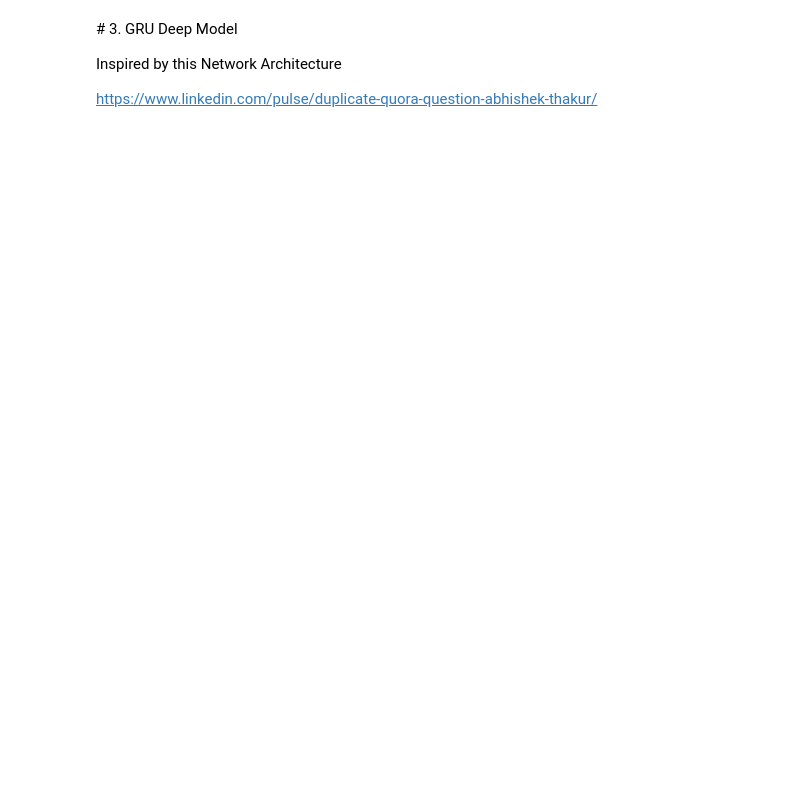
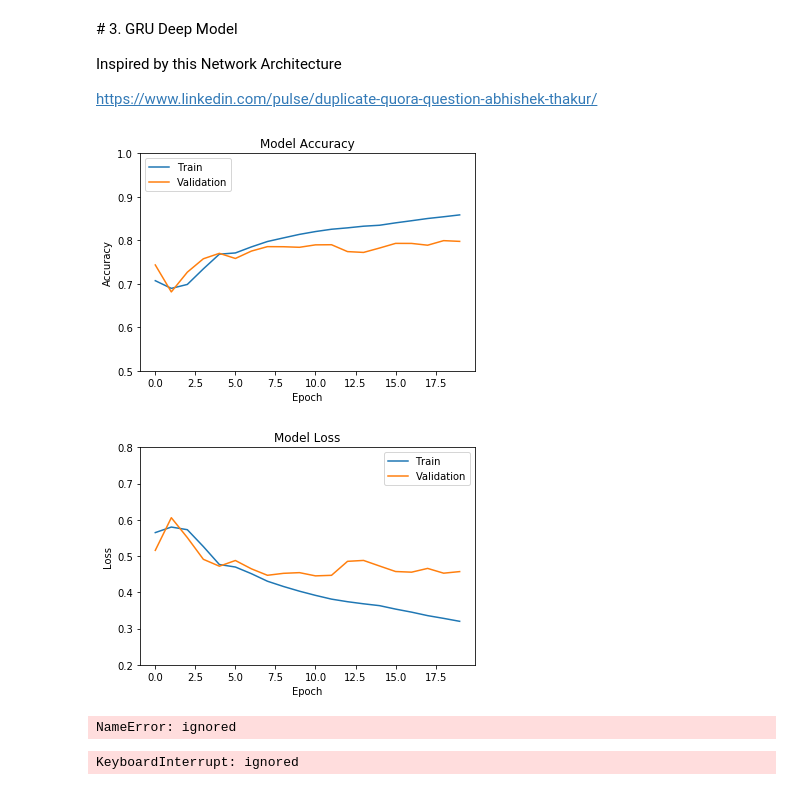
Before and after one commit to jmellafe/question_deduplication, a Jupyter notebook: merge_alex_hend.ipynb, the cells around one changed output. Saved outputs shown, nothing was run; the diff lists cells and outputs as text; code cells hidden in the pictures; blank space fills up the shorter version.

```diff
--- a/merge_alex_hend.ipynb
+++ b/merge_alex_hend.ipynb
@@ -817,0 +825,51 @@ model.save('model_alex.h5')
+# %%
+# analysis results + plots
+epoch_array = np.arange(20)
+hist = np.array([
+[0.5648, 0.7072, 0.5158, 0.7434],
+[0.5801, 0.6895, 0.6059, 0.6814],
+[0.5728, 0.6986, 0.5510, 0.7268],
+[0.5263, 0.7344, 0.4911, 0.7576],
+[0.4767, 0.7682, 0.4721, 0.7701],
+[0.4698, 0.7710, 0.4878, 0.7583],
+[0.4514, 0.7849, 0.4648, 0.7753],
+[0.4306, 0.7973, 0.4470, 0.7855],
+[0.4161, 0.8056, 0.4524, 0.7853],
+[0.4031, 0.8137, 0.4543, 0.7840],
+[0.3916, 0.8202, 0.4454, 0.7896],
+[0.3812, 0.8255, 0.4469, 0.7899],
+[0.3741, 0.8287, 0.4855, 0.7741],
+[0.3683, 0.8325, 0.4880, 0.7722],
+[0.3632, 0.8347, 0.4726, 0.7823],
+[0.3537, 0.8402, 0.4574, 0.7930],
+[0.3453, 0.8451, 0.4556, 0.7929],
+[0.3357, 0.8502, 0.4660, 0.7888],
+[0.3281, 0.8542, 0.4528, 0.7993],
+[0.3200, 0.8585, 0.4572, 0.7976]
+]) # Extracted from Google Cloud Logs
+
+
+
+
+# Plot accuracy
+plt.plot(epoch_array, hist[:, 1])
+plt.plot(epoch_array, hist[:, -1])
+plt.title('Model Accuracy')
+plt.ylabel('Accuracy')
+plt.xlabel('Epoch')
+plt.ylim([0.5,1])
+plt.legend(['Train', 'Validation'], loc='upper left')
+plt.show()
+
+# Plot loss
+plt.plot(epoch_array, hist[:, 0])
+plt.plot(epoch_array, hist[:, 2])
+plt.title('Model Loss')
+plt.ylabel('Loss')
+plt.xlabel('Epoch')
+plt.ylim([0.2,0.8])
+plt.legend(['Train', 'Validation'], loc='upper right')
+plt.show()
+# %% [output]
+[figure, added]
+[figure, added]
@@ -817,0 +901,16 @@ model.save('model_alex.h5')
+# %%
+# Performance in test set
+def exponent_neg_manhattan_distance(left, right):
+    ''' Helper function for the similarity estimate of the LSTMs outputs'''
+    return K.exp(-K.sum(K.abs(left-right), axis=1, keepdims=True))
+# load model
+from keras.models import load_model
+# returns a compiled model
+# identical to the previous one
+model = load_model('/content/gdrive/My Drive/project/Models/my_model.h5')
+# %% [output]
+NameError: ignored
+# %%
+y_preds = model.predict([X_test['left'],X_test['right']], verbose = 1)
+# %% [output]
+KeyboardInterrupt: ignored
```
Also changed, not shown: parts of 10 cells of this notebook.
